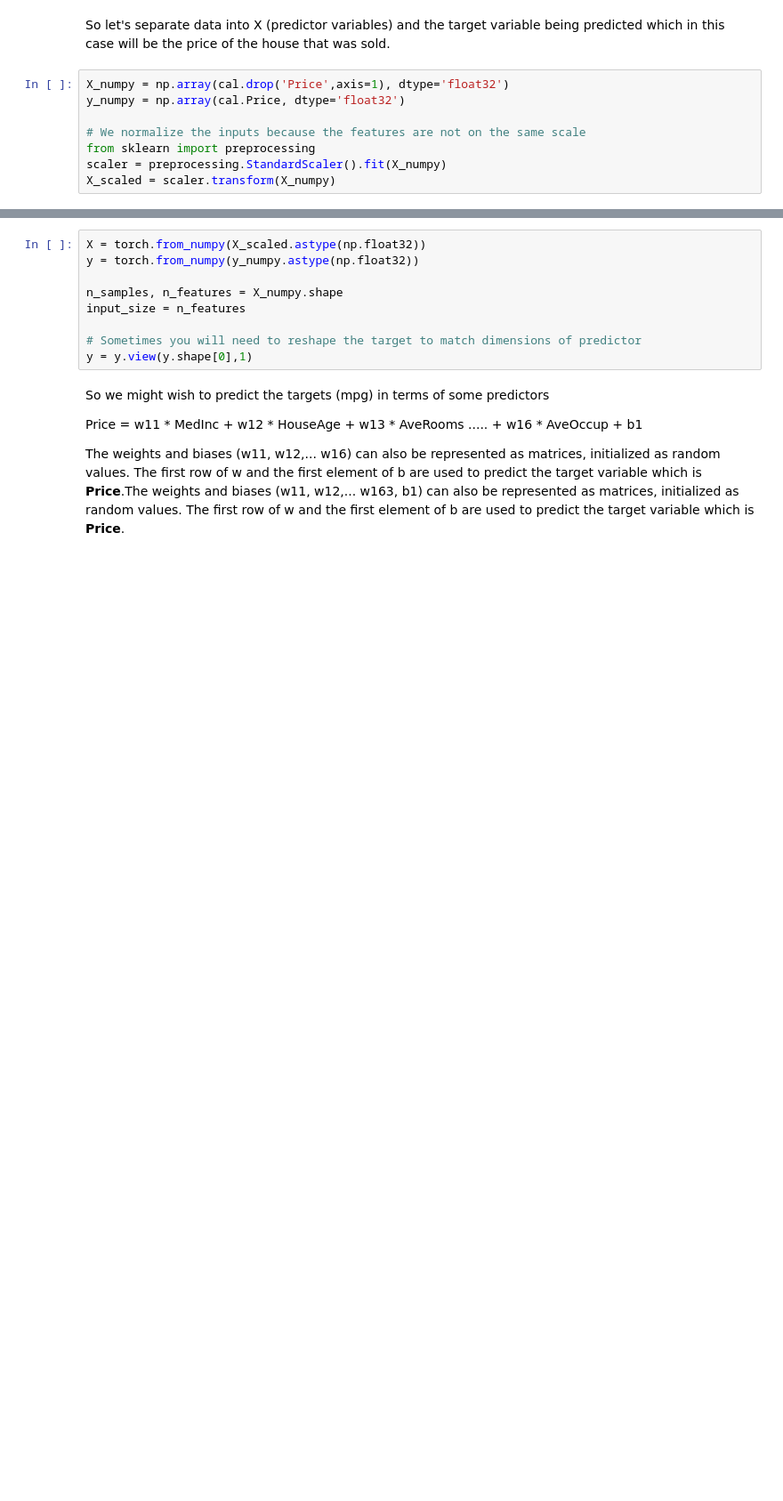
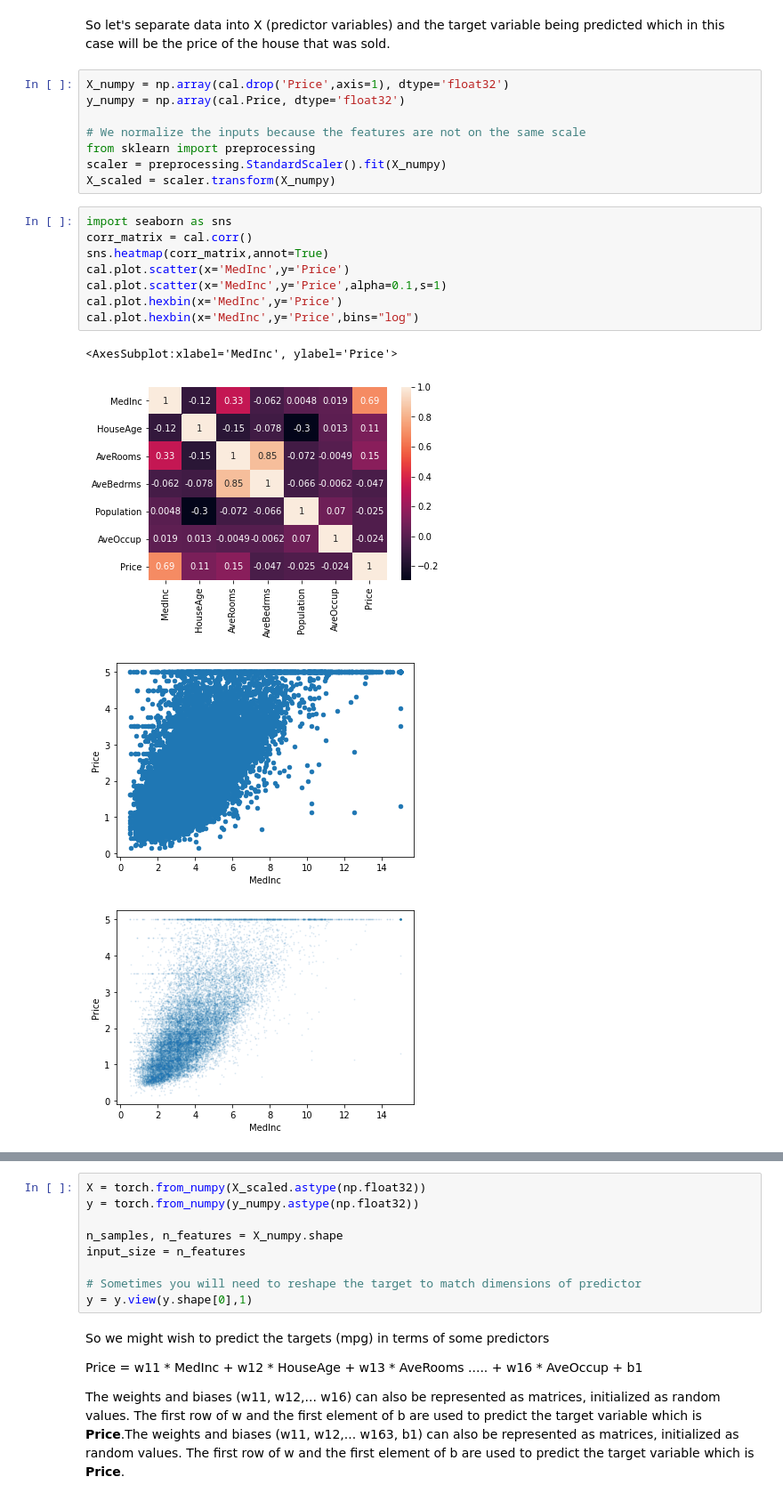
Before and after one commit to steviep42/bios_534, a Jupyter notebook: torch_regression.ipynb, the cells around one changed output, grey strips where cells are left out. Shown at 89% size. Saved outputs shown, nothing was run; the diff lists cells and outputs as text; blank space fills up the shorter version.

```diff
--- a/torch_regression.ipynb
+++ b/torch_regression.ipynb
@@ -220,3 +220,16 @@ y_numpy = np.array(cal.Price, dtype='float32')
 from sklearn import preprocessing
 scaler = preprocessing.StandardScaler().fit(X_numpy)
 X_scaled = scaler.transform(X_numpy)
+# %%
+import seaborn as sns
+corr_matrix = cal.corr()
+sns.heatmap(corr_matrix,annot=True)
+cal.plot.scatter(x='MedInc',y='Price')
+cal.plot.scatter(x='MedInc',y='Price',alpha=0.1,s=1)
+cal.plot.hexbin(x='MedInc',y='Price')
+cal.plot.hexbin(x='MedInc',y='Price',bins="log")
+# %% [output]
+<AxesSubplot:xlabel='MedInc', ylabel='Price'>
+[figure, added]
+[figure, added]
+[figure, added]
```
Also changed, not shown: parts of 17 cells of this notebook.
